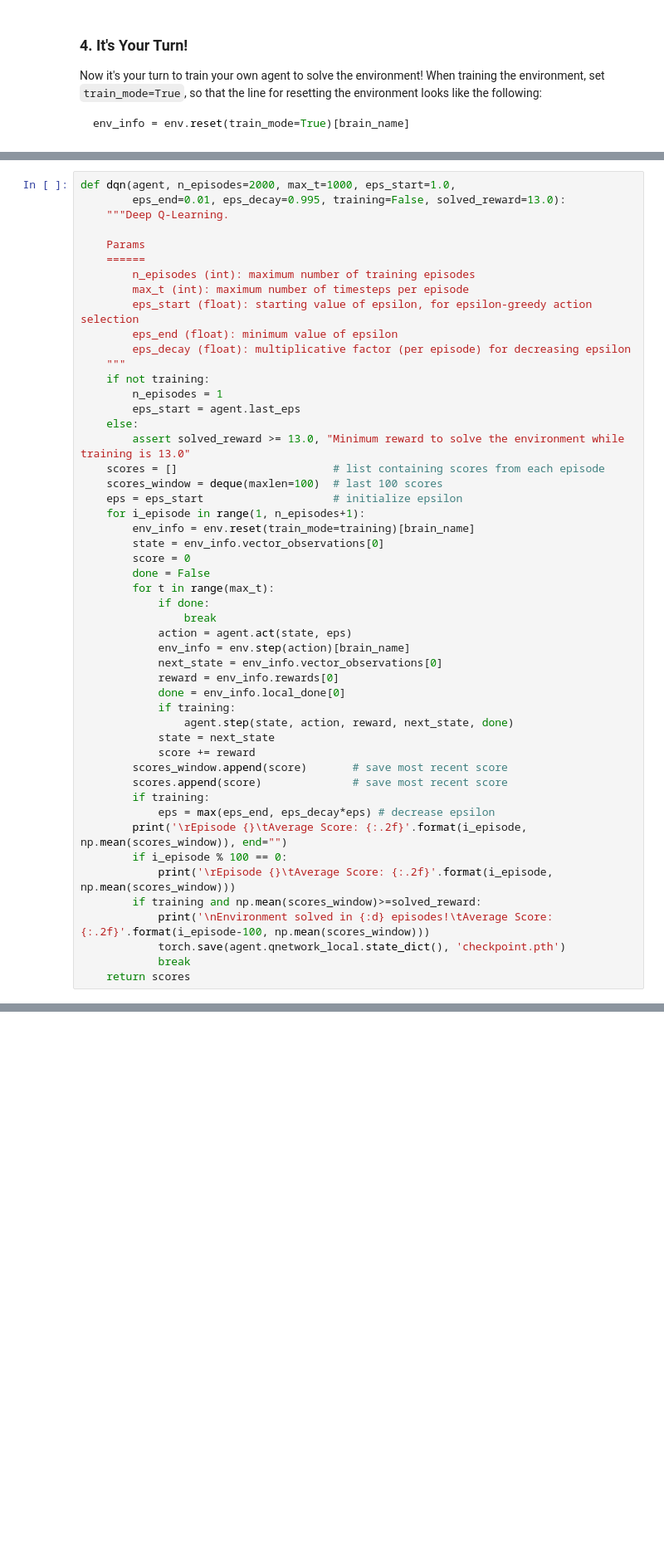
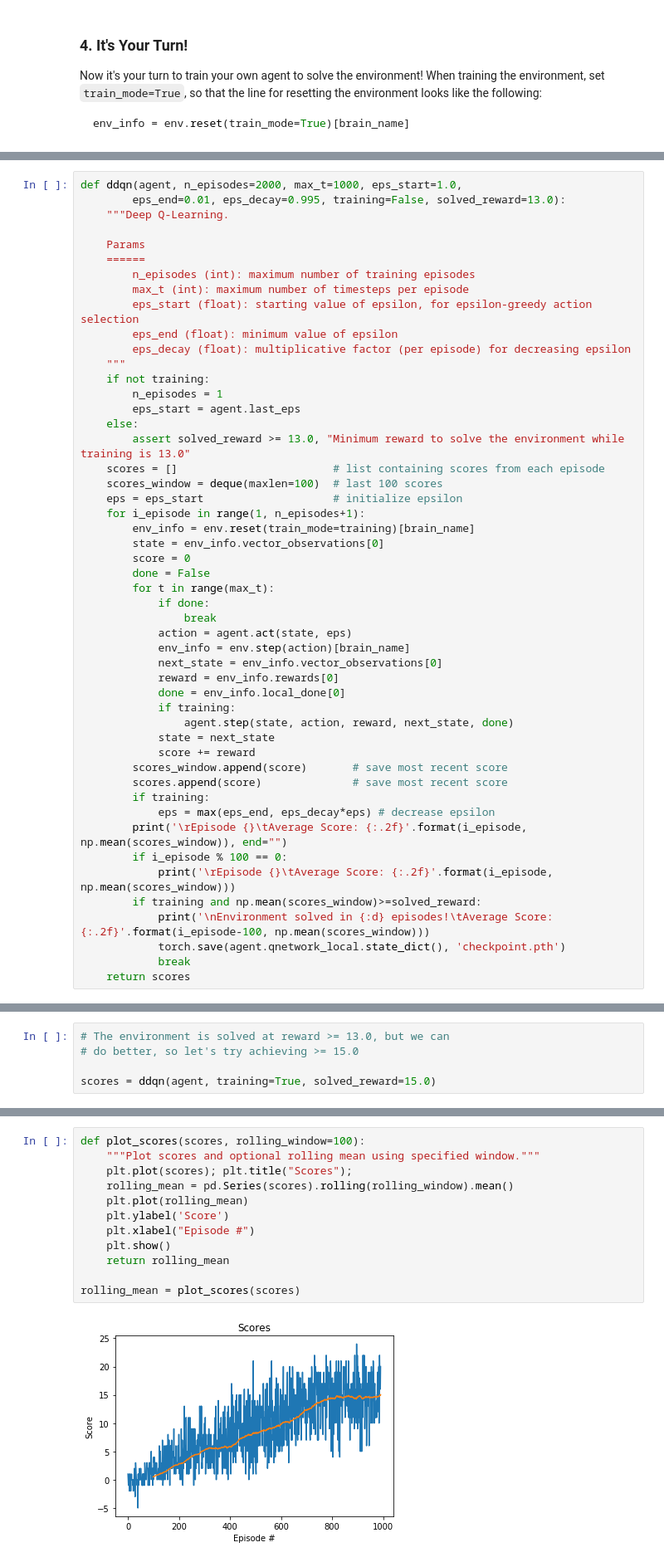
Before and after one commit to mkolod/deep-reinforcement-learning, a Jupyter notebook: p1_navigation/Navigation.ipynb, the cells around one changed output, grey strips where cells are left out. Shown at 83% size. Saved outputs shown, nothing was run; the diff lists cells and outputs as text; blank space fills up the shorter version.

```diff
--- a/p1_navigation/Navigation.ipynb
+++ b/p1_navigation/Navigation.ipynb
@@ -138,7 +141,7 @@ from dqn_agent import Agent
 
 agent = Agent(state_size=37, action_size=4, seed=42)
 # %%
-def dqn(agent, n_episodes=2000, max_t=1000, eps_start=1.0,
+def ddqn(agent, n_episodes=2000, max_t=1000, eps_start=1.0,
         eps_end=0.01, eps_decay=0.995, training=False, solved_reward=13.0):
     """Deep Q-Learning.
 
@@ -210,0 +193,5 @@ plt.show()
+# %%
+# The environment is solved at reward >= 13.0, but we can
+# do better, so let's try achieving >= 15.0
+
+scores = ddqn(agent, training=True, solved_reward=15.0)
@@ -211,2 +210,16 @@ plt.show()
+# %%
+def plot_scores(scores, rolling_window=100):
+    """Plot scores and optional rolling mean using specified window."""
+    plt.plot(scores); plt.title("Scores");
+    rolling_mean = pd.Series(scores).rolling(rolling_window).mean()
+    plt.plot(rolling_mean)
+    plt.ylabel('Score')
+    plt.xlabel("Episode #")
+    plt.show()
+    return rolling_mean
+
+rolling_mean = plot_scores(scores)
+# %% [output]
+[figure, added]
 # %%
 # Re-load the agent from the checkpoint
```
Also changed, not shown: parts of 7 cells of this notebook, 1 other file.
